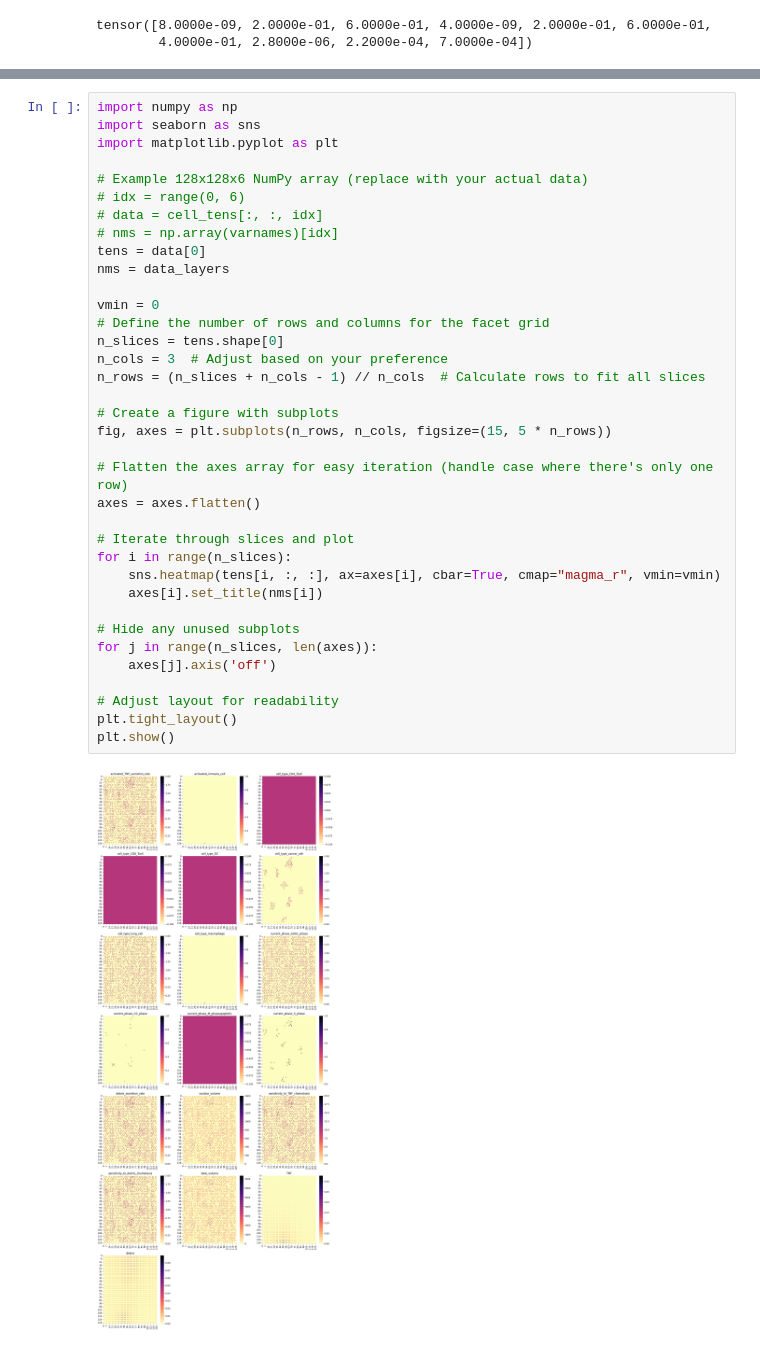
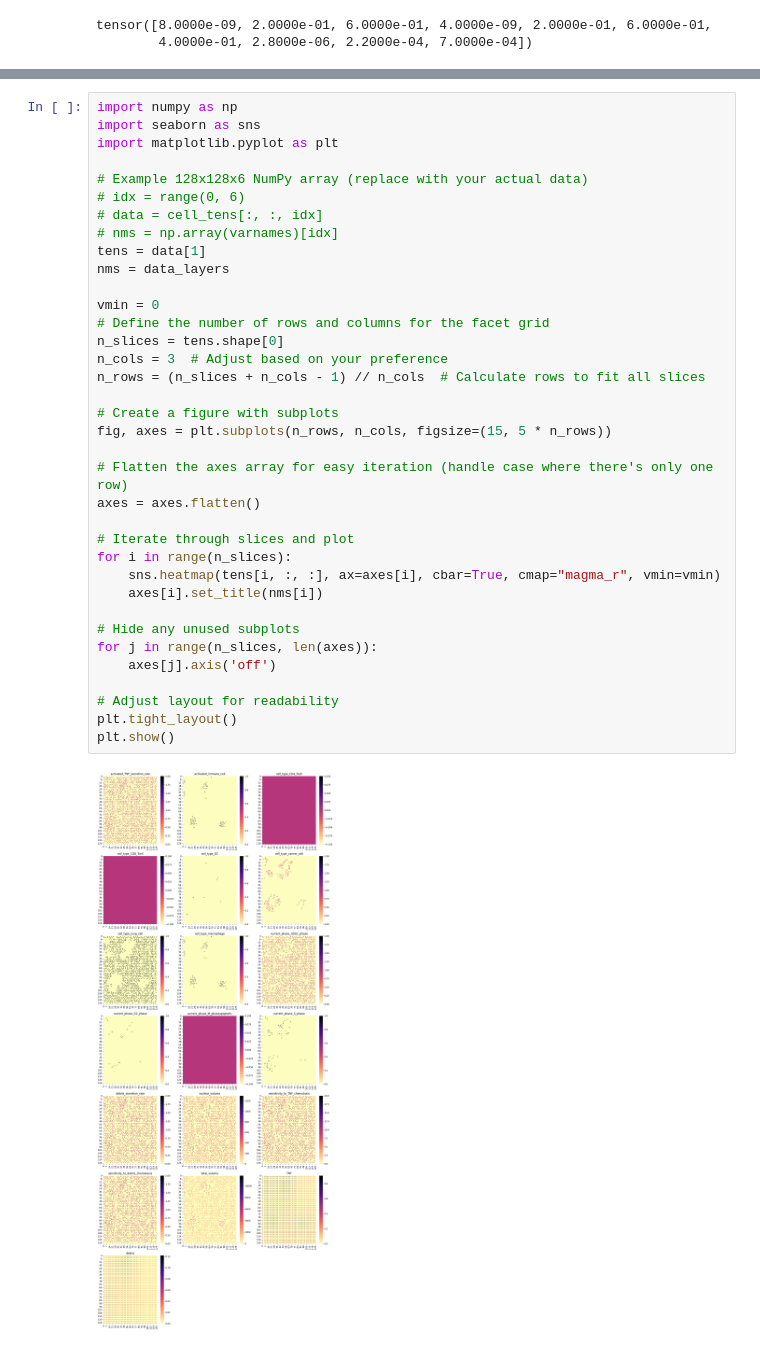
Before and after one commit to jeliason/micromets_immuno, a Jupyter notebook: sims/notebooks/cnn.ipynb, the cells around one changed output, grey strips where cells are left out. Cells and saved outputs as stored; diff of their text form.

```diff
--- a/sims/notebooks/cnn.ipynb
+++ b/sims/notebooks/cnn.ipynb
@@ -377,32 +413,32 @@ import matplotlib.pyplot as plt
 # idx = range(0, 6)
 # data = cell_tens[:, :, idx]
 # nms = np.array(varnames)[idx]
-tens = data[0]
+tens = data[1]
 nms = data_layers
 
 vmin = 0
 # Define the number of rows and columns for the facet grid
 n_slices = tens.shape[0]
 n_cols = 3  # Adjust based on your preference
 n_rows = (n_slices + n_cols - 1) // n_cols  # Calculate rows to fit all slices
 
 # Create a figure with subplots
 fig, axes = plt.subplots(n_rows, n_cols, figsize=(15, 5 * n_rows))
 
 # Flatten the axes array for easy iteration (handle case where there's only one row)
 axes = axes.flatten()
 
 # Iterate through slices and plot
 for i in range(n_slices):
     sns.heatmap(tens[i, :, :], ax=axes[i], cbar=True, cmap="magma_r", vmin=vmin)
     axes[i].set_title(nms[i])
 
 # Hide any unused subplots
 for j in range(n_slices, len(axes)):
     axes[j].axis('off')
 
 # Adjust layout for readability
 plt.tight_layout()
 plt.show()
 # %% [output]
-[figure, old version]
+[figure, new version]
```
Also changed, not shown: parts of 22 cells of this notebook, 1 other file.
